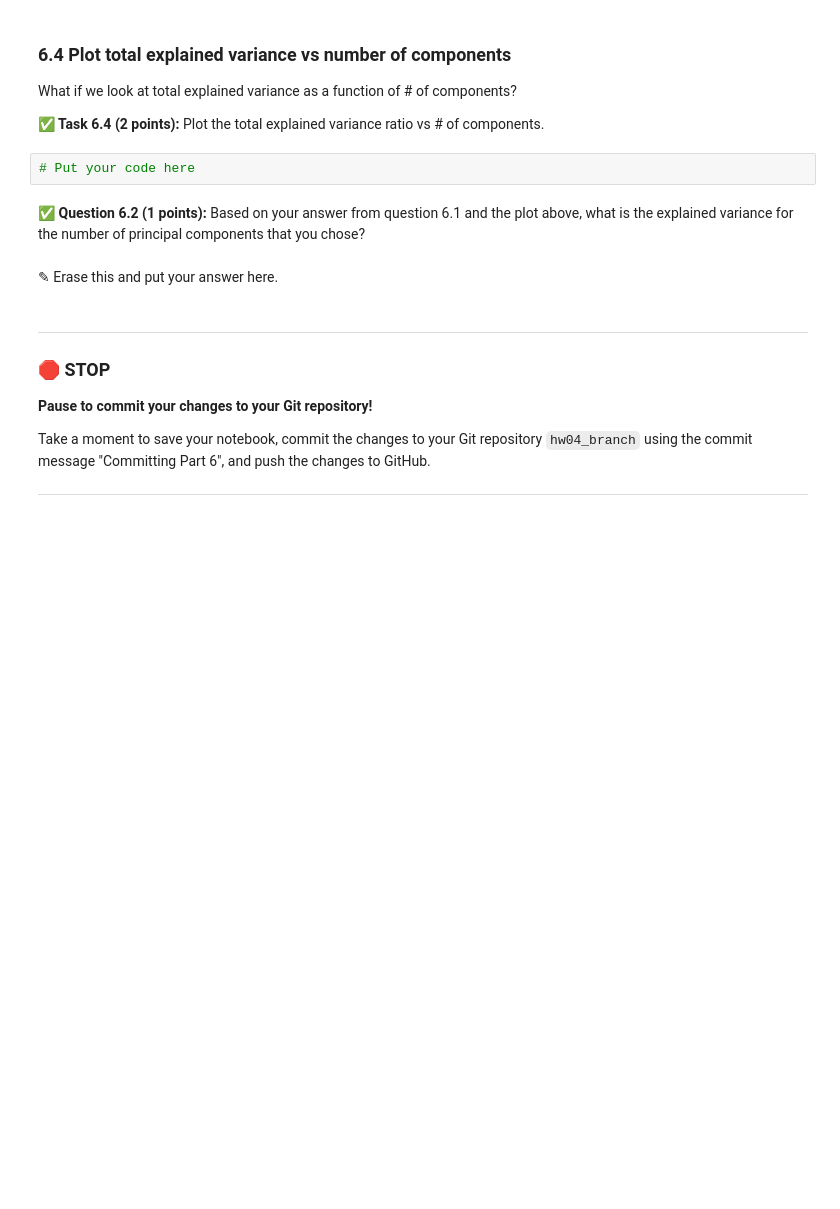
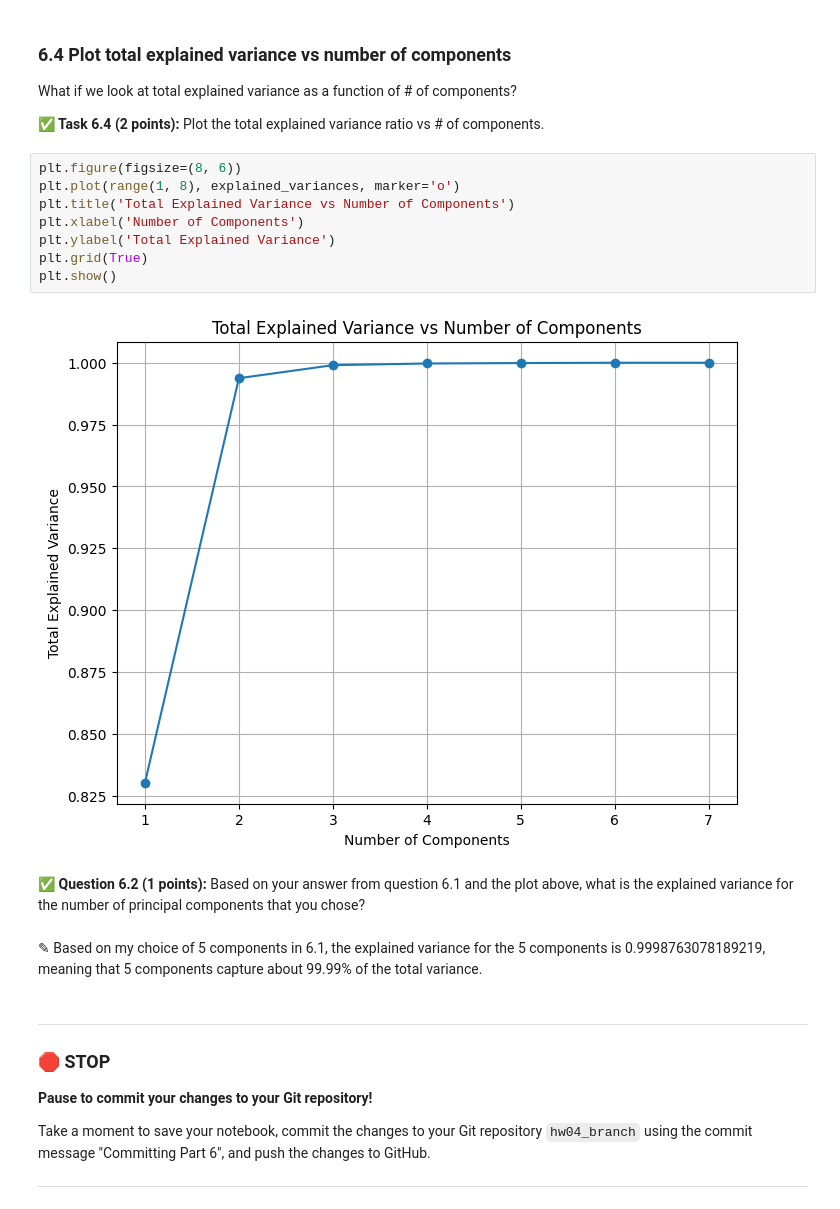
Before and after one commit to tannerbarry/CMSE202-f24-turnin-Section-001, a Jupyter notebook: hw-04/TannerBarry-CMSE202HW04.ipynb, the cells around one changed output. Cells and saved outputs as stored; diff of their text form; blank space fills up the shorter version.

```diff
--- a/hw-04/TannerBarry-CMSE202HW04.ipynb
+++ b/hw-04/TannerBarry-CMSE202HW04.ipynb
@@ -508,12 +548,20 @@ Now that we have those numbers, it makes sense to look at the accuracy vs # of c
 What if we look at total explained variance as a function of # of components?
 
 **&#9989; Task 6.4 (2 points):** Plot the total explained variance ratio vs # of components.
-# %%
-# Put your code here
+# %%
+plt.figure(figsize=(8, 6))
+plt.plot(range(1, 8), explained_variances, marker='o')
+plt.title('Total Explained Variance vs Number of Components')
+plt.xlabel('Number of Components')
+plt.ylabel('Total Explained Variance')
+plt.grid(True)
+plt.show()
+# %% [output]
+[figure, added]
 # %% [markdown]
 **&#9989; Question 6.2 (1 points):** Based on your answer from question 6.1 and the plot above, what is the explained variance for the number of principal components that you chose?
-# %% [markdown]
-<font size=+3>&#9998;</font> Erase this and put your answer here.
+# %% [markdown]
+<font size=+3>&#9998;</font> Based on my choice of 5 components in 6.1, the explained variance for the 5 components is 0.9998763078189219, meaning that 5 components capture about 99.99% of the total variance.
 # %% [markdown]
 ---
 ### &#128721; STOP
```
Also changed, not shown: parts of 9 cells of this notebook.
